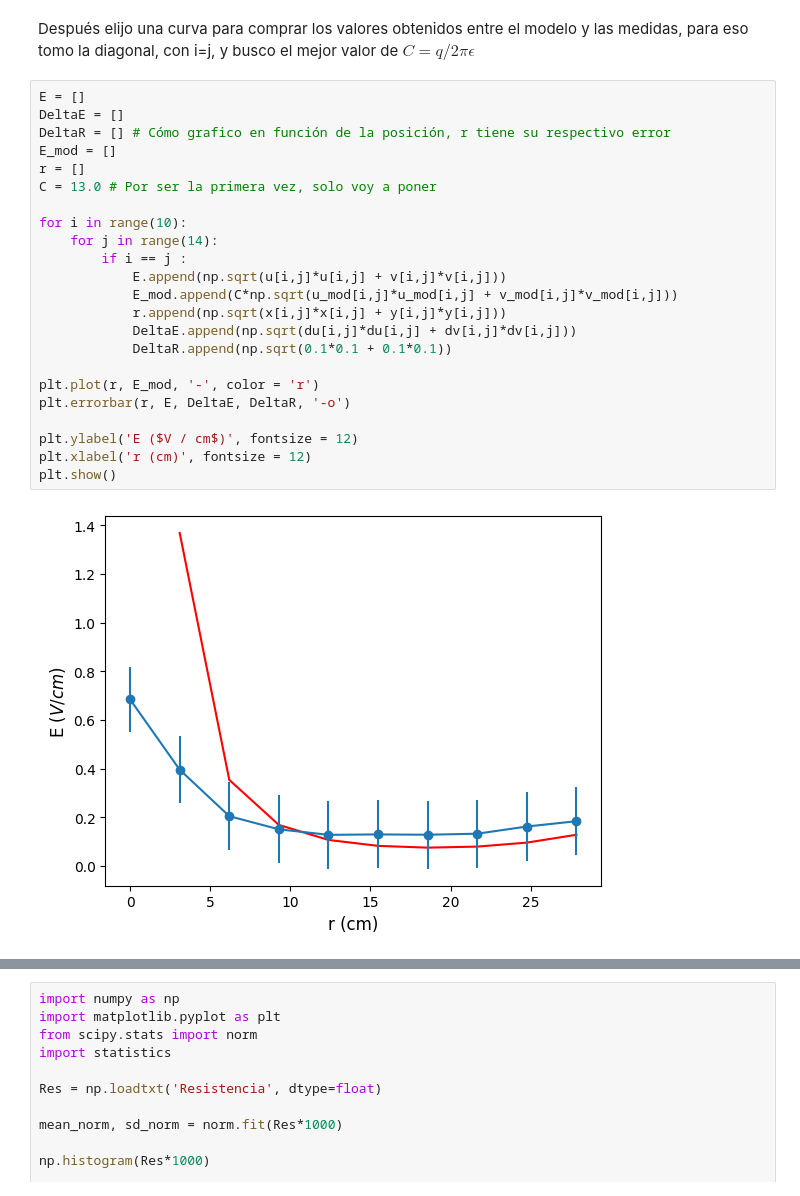
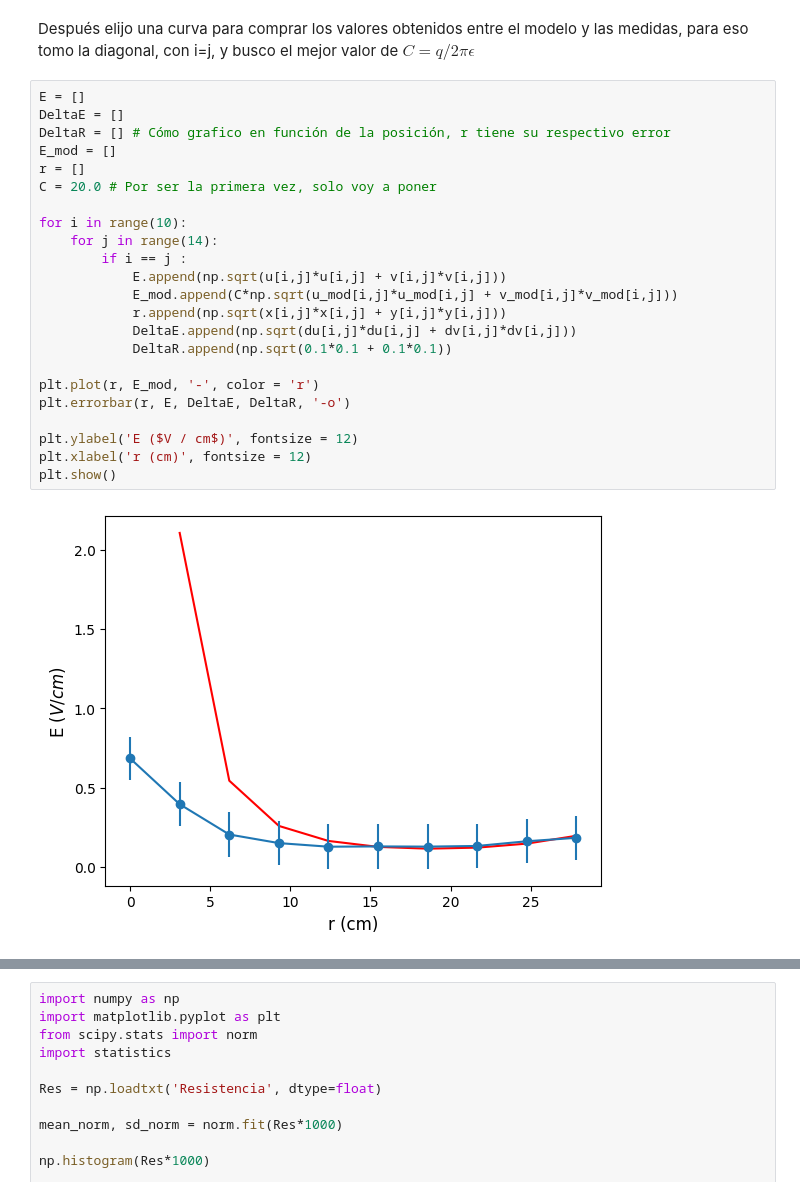
Before and after one commit to PabloDome/Fisica2, a Jupyter notebook: Fisica2_Labo1_CampoElectrico.ipynb, the cells around one changed output, grey strips where cells are left out. Drawn from its saved outputs; the diff is of its cells as text.

```diff
--- a/Fisica2_Labo1_CampoElectrico.ipynb
+++ b/Fisica2_Labo1_CampoElectrico.ipynb
@@ -86,25 +86,25 @@ Después elijo una curva para comprar los valores obtenidos entre el modelo y la
 # %%
 E = []
 DeltaE = []
 DeltaR = [] # Cómo grafico en función de la posición, r tiene su respectivo error
 E_mod = []
 r = []
-C = 13.0 # Por ser la primera vez, solo voy a poner
+C = 20.0 # Por ser la primera vez, solo voy a poner
 
 for i in range(10):
     for j in range(14):
         if i == j :
             E.append(np.sqrt(u[i,j]*u[i,j] + v[i,j]*v[i,j]))
             E_mod.append(C*np.sqrt(u_mod[i,j]*u_mod[i,j] + v_mod[i,j]*v_mod[i,j]))
             r.append(np.sqrt(x[i,j]*x[i,j] + y[i,j]*y[i,j]))
             DeltaE.append(np.sqrt(du[i,j]*du[i,j] + dv[i,j]*dv[i,j]))
             DeltaR.append(np.sqrt(0.1*0.1 + 0.1*0.1))
 
 plt.plot(r, E_mod, '-', color = 'r')
 plt.errorbar(r, E, DeltaE, DeltaR, '-o')
 
 plt.ylabel('E ($V / cm$)', fontsize = 12)
 plt.xlabel('r (cm)', fontsize = 12)
 plt.show()
 # %% [output]
-[figure, old version]
+[figure, new version]
```
Also changed, not shown: parts of 3 cells of this notebook.
